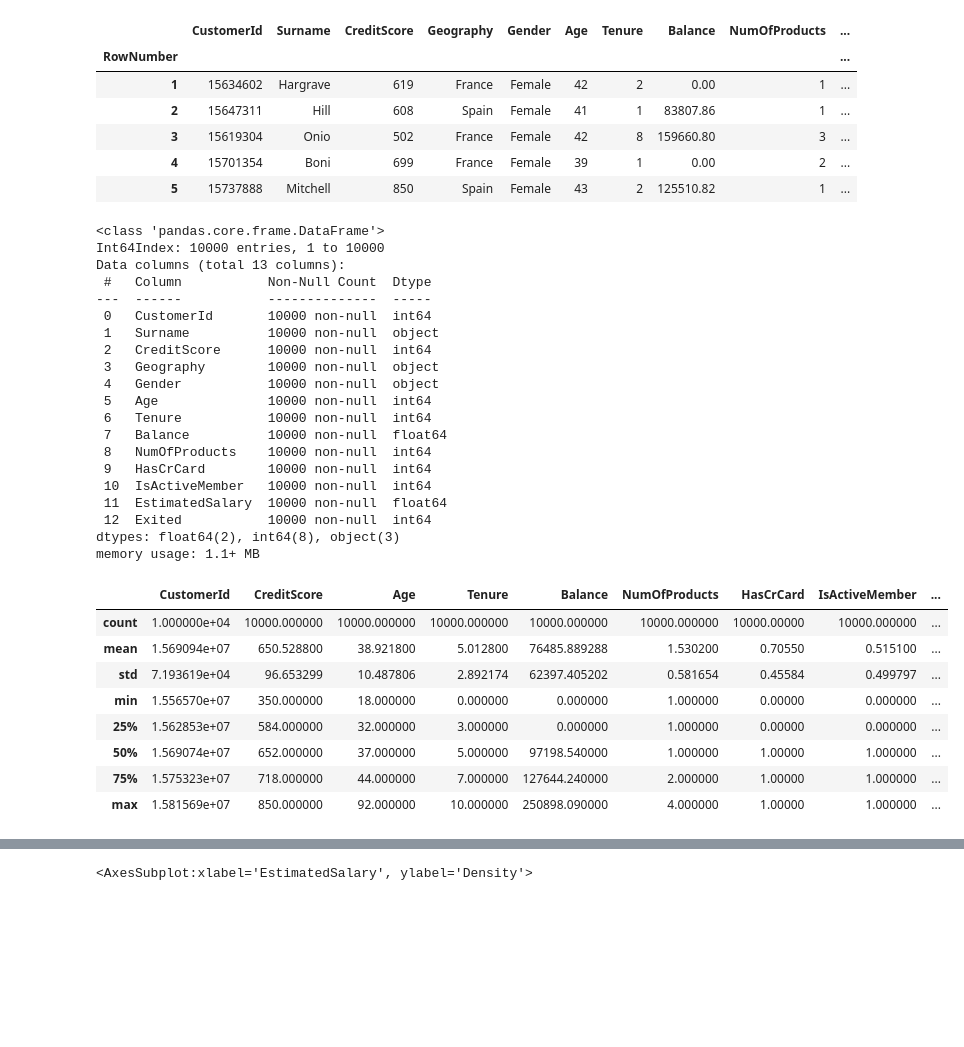
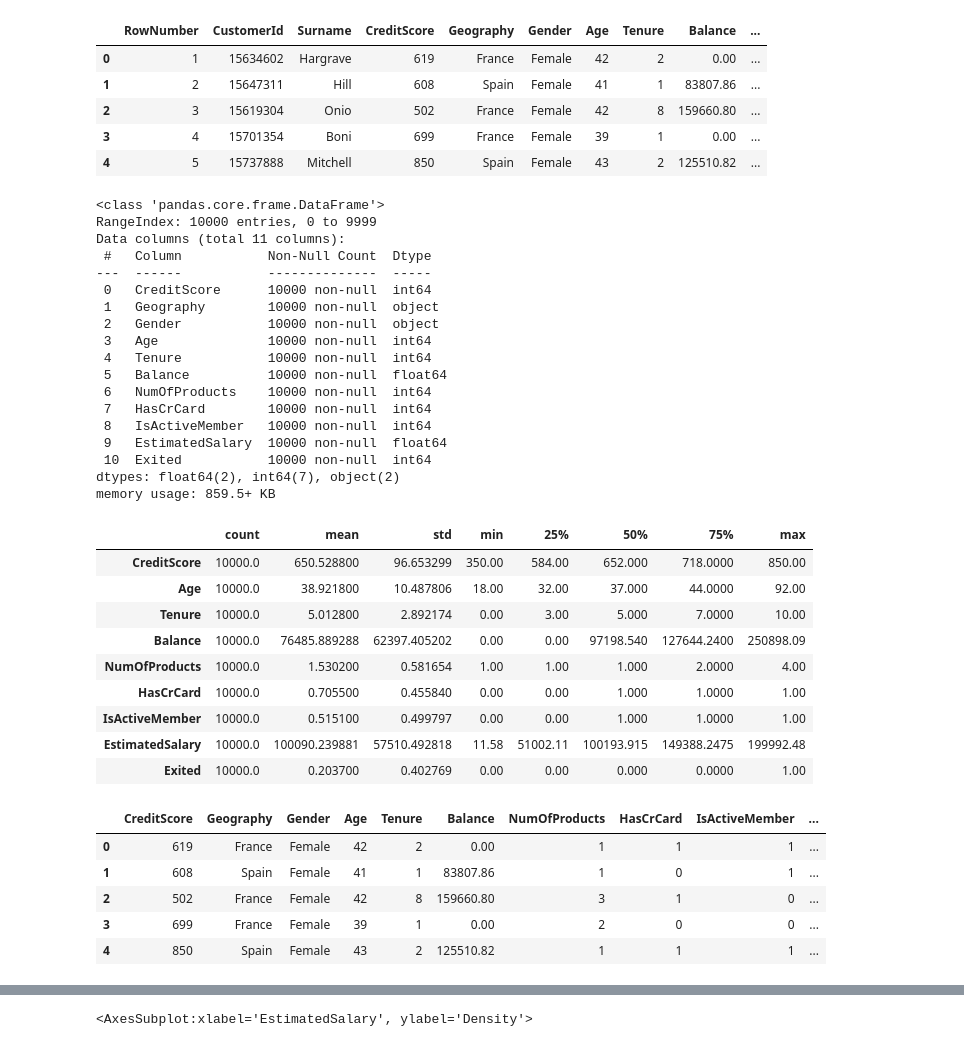
Before and after one commit to Yash4850/DataScience, a Jupyter notebook: Customer Churn Prediction/Churn Prediction.ipynb, the cells around one changed output, grey strips where cells are left out. Drawn from its saved outputs; the diff is of its cells as text; code cells hidden in the pictures; blank space fills up the shorter version.

```diff
--- a/Customer Churn Prediction/Churn Prediction.ipynb
+++ b/Customer Churn Prediction/Churn Prediction.ipynb
@@ -8,52 +8,60 @@ import seaborn as sns
 import warnings
 warnings.filterwarnings('ignore')
 # %%
-data = pd.read_csv(r"C:\Users\yaswa\Desktop\Projects\DataScience\Customer Churn Prediction\Churn_Modelling.csv", index_col= "RowNumber")
+data = pd.read_csv(r"C:\Users\yaswa\Desktop\Projects\DataScience\Customer Churn Prediction\Churn_Modelling.csv")
 data.head()
 # %% [output]
-|  | CustomerId | Surname | CreditScore | Geography | Gender | Age | Tenure | Balance | NumOfProducts | ... |
-| RowNumber |  |  |  |  |  |  |  |  |  | ... |
-| 1 | 15634602 | Hargrave | 619 | France | Female | 42 | 2 | 0.00 | 1 | ... |
-| 2 | 15647311 | Hill | 608 | Spain | Female | 41 | 1 | 83807.86 | 1 | ... |
-| 3 | 15619304 | Onio | 502 | France | Female | 42 | 8 | 159660.80 | 3 | ... |
-| 4 | 15701354 | Boni | 699 | France | Female | 39 | 1 | 0.00 | 2 | ... |
-| 5 | 15737888 | Mitchell | 850 | Spain | Female | 43 | 2 | 125510.82 | 1 | ... |
+|  | RowNumber | CustomerId | Surname | CreditScore | Geography | Gender | Age | Tenure | Balance | ... |
+| 0 | 1 | 15634602 | Hargrave | 619 | France | Female | 42 | 2 | 0.00 | ... |
+| 1 | 2 | 15647311 | Hill | 608 | Spain | Female | 41 | 1 | 83807.86 | ... |
+| 2 | 3 | 15619304 | Onio | 502 | France | Female | 42 | 8 | 159660.80 | ... |
+| 3 | 4 | 15701354 | Boni | 699 | France | Female | 39 | 1 | 0.00 | ... |
+| 4 | 5 | 15737888 | Mitchell | 850 | Spain | Female | 43 | 2 | 125510.82 | ... |
+# %%
+data.drop(['RowNumber', 'CustomerId', 'Surname'], axis = 1, inplace = True)
 # %%
 # We can know the data types, null values from this
 data.info()
 # %% [output]
 <class 'pandas.core.frame.DataFrame'>
-Int64Index: 10000 entries, 1 to 10000
-Data columns (total 13 columns):
+RangeIndex: 10000 entries, 0 to 9999
+Data columns (total 11 columns):
  #   Column           Non-Null Count  Dtype
 ---  ------           --------------  -----
- 0   CustomerId       10000 non-null  int64
- 1   Surname          10000 non-null  object
- 2   CreditScore      10000 non-null  int64
- 3   Geography        10000 non-null  object
- 4   Gender           10000 non-null  object
- 5   Age              10000 non-null  int64
- 6   Tenure           10000 non-null  int64
- 7   Balance          10000 non-null  float64
- 8   NumOfProducts    10000 non-null  int64
- 9   HasCrCard        10000 non-null  int64
- 10  IsActiveMember   10000 non-null  int64
- 11  EstimatedSalary  10000 non-null  float64
- 12  Exited           10000 non-null  int64
-dtypes: float64(2), int64(8), object(3)
-memory usage: 1.1+ MB
+ 0   CreditScore      10000 non-null  int64
+ 1   Geography        10000 non-null  object
+ 2   Gender           10000 non-null  object
+ 3   Age              10000 non-null  int64
+ 4   Tenure           10000 non-null  int64
+ 5   Balance          10000 non-null  float64
+ 6   NumOfProducts    10000 non-null  int64
+ 7   HasCrCard        10000 non-null  int64
+ 8   IsActiveMember   10000 non-null  int64
+ 9   EstimatedSalary  10000 non-null  float64
+ 10  Exited           10000 non-null  int64
+dtypes: float64(2), int64(7), object(2)
+memory usage: 859.5+ KB
 # %%
 # We can know descriptive statistics from this code
-data.describe()
+data.describe().T
 # %% [output]
-|  | CustomerId | CreditScore | Age | Tenure | Balance | NumOfProducts | HasCrCard | IsActiveMember | ... |
-| count | 1.000000e+04 | 10000.000000 | 10000.000000 | 10000.000000 | 10000.000000 | 10000.000000 | 10000.00000 | 10000.000000 | ... |
-| mean | 1.569094e+07 | 650.528800 | 38.921800 | 5.012800 | 76485.889288 | 1.530200 | 0.70550 | 0.515100 | ... |
-| std | 7.193619e+04 | 96.653299 | 10.487806 | 2.892174 | 62397.405202 | 0.581654 | 0.45584 | 0.499797 | ... |
-| min | 1.556570e+07 | 350.000000 | 18.000000 | 0.000000 | 0.000000 | 1.000000 | 0.00000 | 0.000000 | ... |
-| 25% | 1.562853e+07 | 584.000000 | 32.000000 | 3.000000 | 0.000000 | 1.000000 | 0.00000 | 0.000000 | ... |
-| 50% | 1.569074e+07 | 652.000000 | 37.000000 | 5.000000 | 97198.540000 | 1.000000 | 1.00000 | 1.000000 | ... |
-| 75% | 1.575323e+07 | 718.000000 | 44.000000 | 7.000000 | 127644.240000 | 2.000000 | 1.00000 | 1.000000 | ... |
-| max | 1.581569e+07 | 850.000000 | 92.000000 | 10.000000 | 250898.090000 | 4.000000 | 1.00000 | 1.000000 | ... |
+|  | count | mean | std | min | 25% | 50% | 75% | max |
+| CreditScore | 10000.0 | 650.528800 | 96.653299 | 350.00 | 584.00 | 652.000 | 718.0000 | 850.00 |
+| Age | 10000.0 | 38.921800 | 10.487806 | 18.00 | 32.00 | 37.000 | 44.0000 | 92.00 |
+| Tenure | 10000.0 | 5.012800 | 2.892174 | 0.00 | 3.00 | 5.000 | 7.0000 | 10.00 |
+| Balance | 10000.0 | 76485.889288 | 62397.405202 | 0.00 | 0.00 | 97198.540 | 127644.2400 | 250898.09 |
+| NumOfProducts | 10000.0 | 1.530200 | 0.581654 | 1.00 | 1.00 | 1.000 | 2.0000 | 4.00 |
+| HasCrCard | 10000.0 | 0.705500 | 0.455840 | 0.00 | 0.00 | 1.000 | 1.0000 | 1.00 |
+| IsActiveMember | 10000.0 | 0.515100 | 0.499797 | 0.00 | 0.00 | 1.000 | 1.0000 | 1.00 |
+| EstimatedSalary | 10000.0 | 100090.239881 | 57510.492818 | 11.58 | 51002.11 | 100193.915 | 149388.2475 | 199992.48 |
+| Exited | 10000.0 | 0.203700 | 0.402769 | 0.00 | 0.00 | 0.000 | 0.0000 | 1.00 |
 # %%
 #sns.pairplot(data)
+data.head()
+# %% [output]
+|  | CreditScore | Geography | Gender | Age | Tenure | Balance | NumOfProducts | HasCrCard | IsActiveMember | ... |
+| 0 | 619 | France | Female | 42 | 2 | 0.00 | 1 | 1 | 1 | ... |
+| 1 | 608 | Spain | Female | 41 | 1 | 83807.86 | 1 | 0 | 1 | ... |
+| 2 | 502 | France | Female | 42 | 8 | 159660.80 | 3 | 1 | 0 | ... |
+| 3 | 699 | France | Female | 39 | 1 | 0.00 | 2 | 0 | 0 | ... |
+| 4 | 850 | Spain | Female | 43 | 2 | 125510.82 | 1 | 1 | 1 | ... |
```
Also changed, not shown: parts of 4 cells of this notebook, 5 other files.
